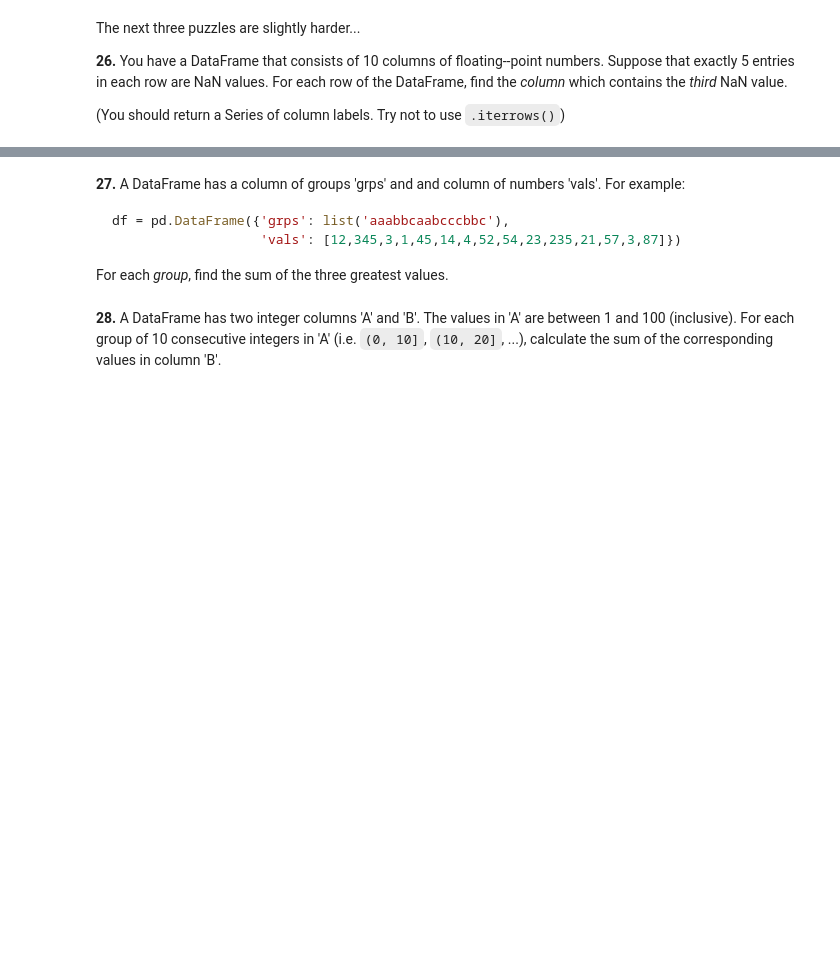
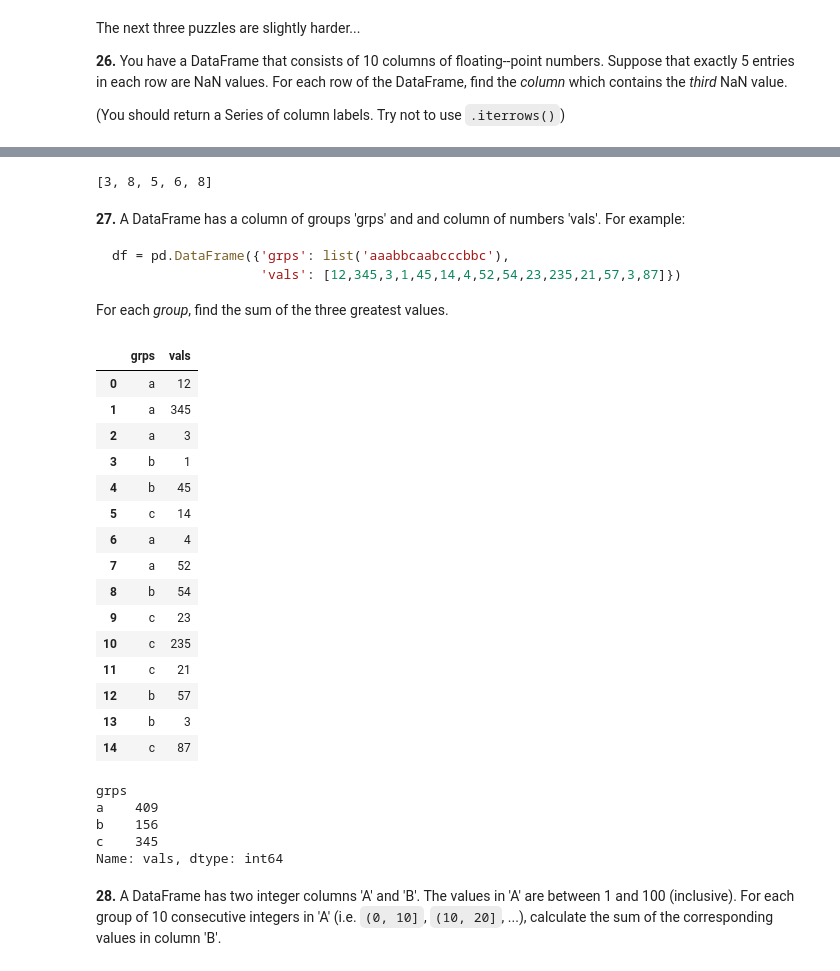
Before and after one commit to Forcystus91/ai_nov21, a Jupyter notebook: Chapter 1/6. Pandas/100-pandas-puzzles.ipynb, the cells around one changed output, grey strips where cells are left out. Cells and saved outputs as stored; diff of their text form; code cells hidden in the pictures; blank space fills up the shorter version.

````diff
--- a/Chapter 1/6. Pandas/100-pandas-puzzles.ipynb
+++ b/Chapter 1/6. Pandas/100-pandas-puzzles.ipynb
@@ -404,3 +428,12 @@ data = {
+# %%
+s = []
+for i in range(5):
+    x= df.loc[i].sort_values(na_position='first',ascending=True)
+    s.append(x.index[2])
+
+s
+# %% [output]
+[3, 8, 5, 6, 8]
 # %% [markdown]
 **27.** A DataFrame has a column of groups 'grps' and and column of numbers 'vals'. For example:
 
@@ -409,6 +442,36 @@ df = pd.DataFrame({'grps': list('aaabbcaabcccbbc'),
                    'vals': [12,345,3,1,45,14,4,52,54,23,235,21,57,3,87]})
 ```
 For each *group*, find the sum of the three greatest values.
+# %%
+df = pd.DataFrame({'grps': list('aaabbcaabcccbbc'),
+                   'vals': [12,345,3,1,45,14,4,52,54,23,235,21,57,3,87]})
+
+df
+# %% [output]
+|  | grps | vals |
+| 0 | a | 12 |
+| 1 | a | 345 |
+| 2 | a | 3 |
+| 3 | b | 1 |
+| 4 | b | 45 |
+| 5 | c | 14 |
+| 6 | a | 4 |
+| 7 | a | 52 |
+| 8 | b | 54 |
+| 9 | c | 23 |
+| 10 | c | 235 |
+| 11 | c | 21 |
+| 12 | b | 57 |
+| 13 | b | 3 |
+| 14 | c | 87 |
+# %%
+df.groupby(['grps'])['vals'].nlargest(3).sum(level=0)
+# %% [output]
+grps
+a    409
+b    156
+c    345
+Name: vals, dtype: int64
 # %% [markdown]
 **28.** A DataFrame has two integer columns 'A' and 'B'. The values in 'A' are between 1 and 100 (inclusive). For each group of 10 consecutive integers in 'A' (i.e. `(0, 10]`, `(10, 20]`, ...), calculate the sum of the corresponding values in column 'B'.
 # %%
````
Also changed, not shown: parts of 2 cells of this notebook.
